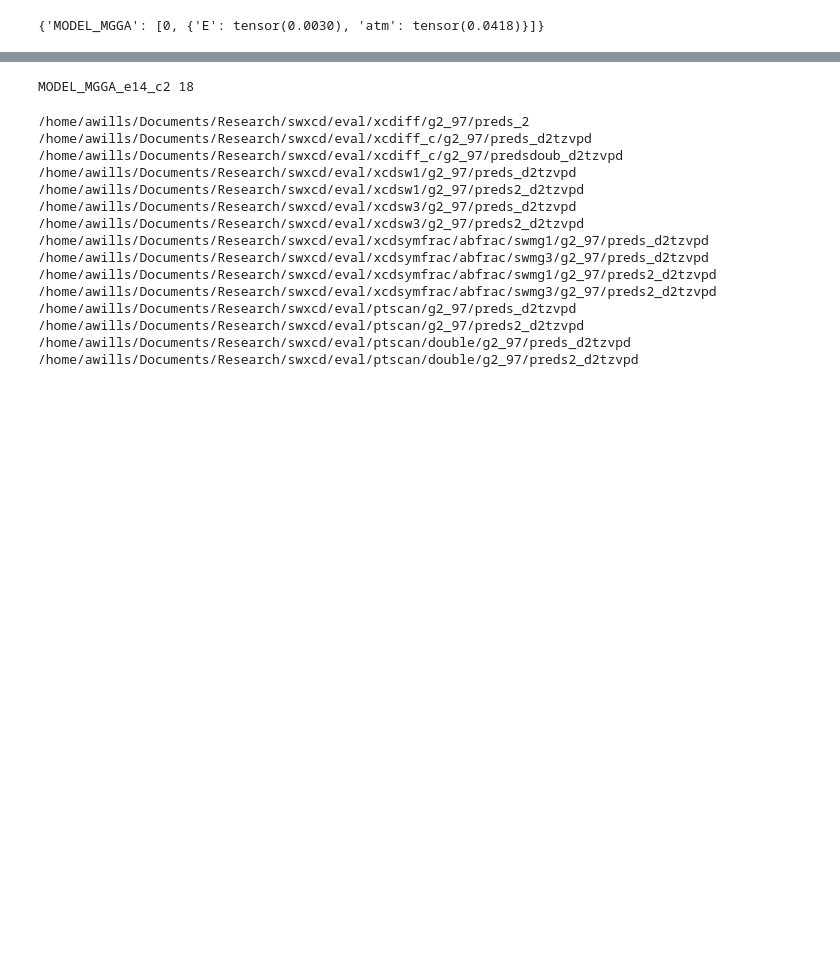
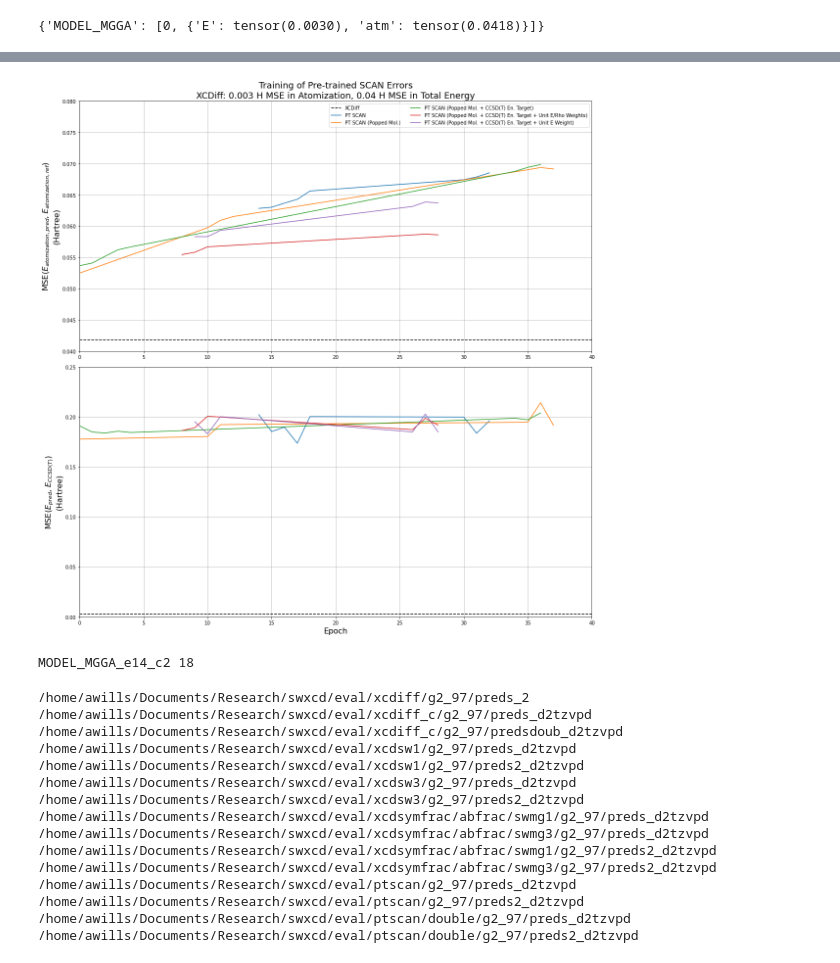
Before and after one commit to alecpwills/dpyscfl, a Jupyter notebook: notebooks/eval_graph.ipynb, the cells around one changed output, grey strips where cells are left out. Saved outputs shown, nothing was run; the diff lists cells and outputs as text; code cells hidden in the pictures; blank space fills up the shorter version.

```diff
--- a/notebooks/eval_graph.ipynb
+++ b/notebooks/eval_graph.ipynb
@@ -182,3 +194,50 @@ plt.tight_layout()
+# %%
+f = plt.figure(figsize=(16,16))
+aax = f.add_subplot(211)
+eax = f.add_subplot(212, sharex = aax)
+aax.grid()
+eax.grid()
+labels = {'XCDiff':xcd,
+         'PT SCAN': ptsl,
+         'PT SCAN (Popped Mol.)':ptpl,
+         'PT SCAN (Popped Mol. + CCSD(T) En. Target)':ptel,
+         'PT SCAN (Popped Mol. + CCSD(T) En. Target)':pte2l,
+         'PT SCAN (Popped Mol. + CCSD(T) En. Target + Unit E/Rho Weights)':ptwl,
+         'PT SCAN (Popped Mol. + CCSD(T) En. Target + Unit E Weight)':pterl}
+for k, v in labels.items():
+    if k == 'XCDiff':
+        x = np.linspace(0, 100)
+        ay = v['MODEL_MGGA'][1]['atm']*np.ones_like(x)
+        ey = v['MODEL_MGGA'][1]['E']*np.ones_like(x)
+        aax.plot(x, ay, 'k--', label=k)
+        eax.plot(x, ey, 'k--', label=k)
+    else:
+        xs = []
+        ays = []
+        eys = []
+        for ik, v in labels[k].items():
+            xs.append(v[0])
+            ays.append(v[1]['atm'])
+            eys.append(v[1]['E'])
+        aax.plot(xs, ays, label=k)
+        eax.plot(xs, eys, label=k)
+
+#aax.set_yscale('log')
+#eax.set_yscale('log')
+
+aax.legend(ncol=2)
+aax.set_ylim(0.04, 0.08)
+eax.set_ylim(0, 0.25)
+aax.set_xlim(0,40)
+eax.set_xlim(0,40)
+
+eax.set_ylabel('MSE($E_{pred}$, $E_{CCSD(T)}$)\n(Hartree)', fontsize=16)
+aax.set_ylabel('MSE($E_{atomization, pred}$, $E_{atomization, ref}$)\n(Hartree)', fontsize=16)
+eax.set_xlabel('Epoch', fontsize=16)
+aax.set_title('Training of Pre-trained SCAN Errors\nXCDiff: 0.003 H MSE in Atomization, 0.04 H MSE in Total Energy', fontsize=18)
+plt.tight_layout()
+# %% [output]
+[figure, added]
 # %%
 print(tdi[7], epoch_parser(tdi[7], perc=2))
 # %% [output]
```
Also changed, not shown: parts of 5 cells of this notebook, 8 other files.
